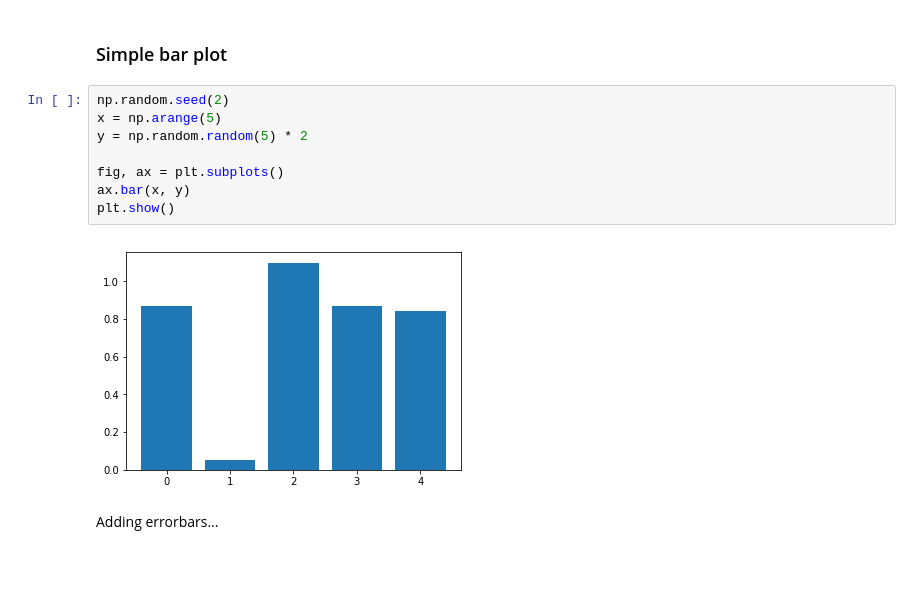
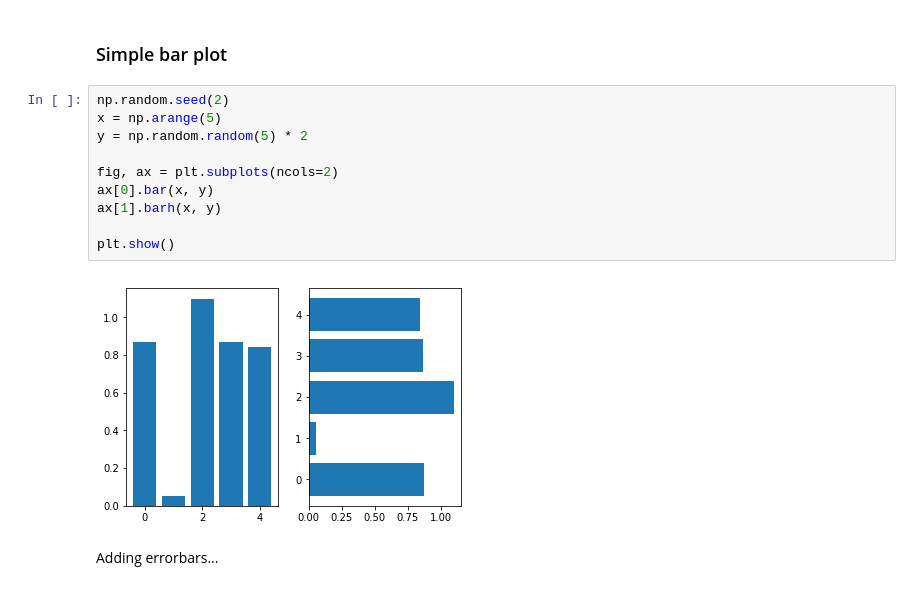
Before and after one commit to scientificprogrammingUOS/lectures, a Jupyter notebook: week05-Plotting_with_Matplotlib/lecture.ipynb, the cells around one changed output. Drawn from its saved outputs; the diff is of its cells as text.

```diff
--- a/week05-Plotting_with_Matplotlib/lecture.ipynb
+++ b/week05-Plotting_with_Matplotlib/lecture.ipynb
@@ -334,13 +455,15 @@ Bar plots are one of the most common plot types.  Matplotlib's `ax.bar(...)` met
 # %%
 np.random.seed(2)
 x = np.arange(5)
 y = np.random.random(5) * 2
 
-fig, ax = plt.subplots()
-ax.bar(x, y)
+fig, ax = plt.subplots(ncols=2)
+ax[0].bar(x, y)
+ax[1].barh(x, y)
+
 plt.show()
 # %% [output]
-[figure, old version]
+[figure, new version]
 # %% [markdown]
 Adding errorbars...
 # %%
```
Also changed, not shown: parts of 68 cells of this notebook, 13 other files.
